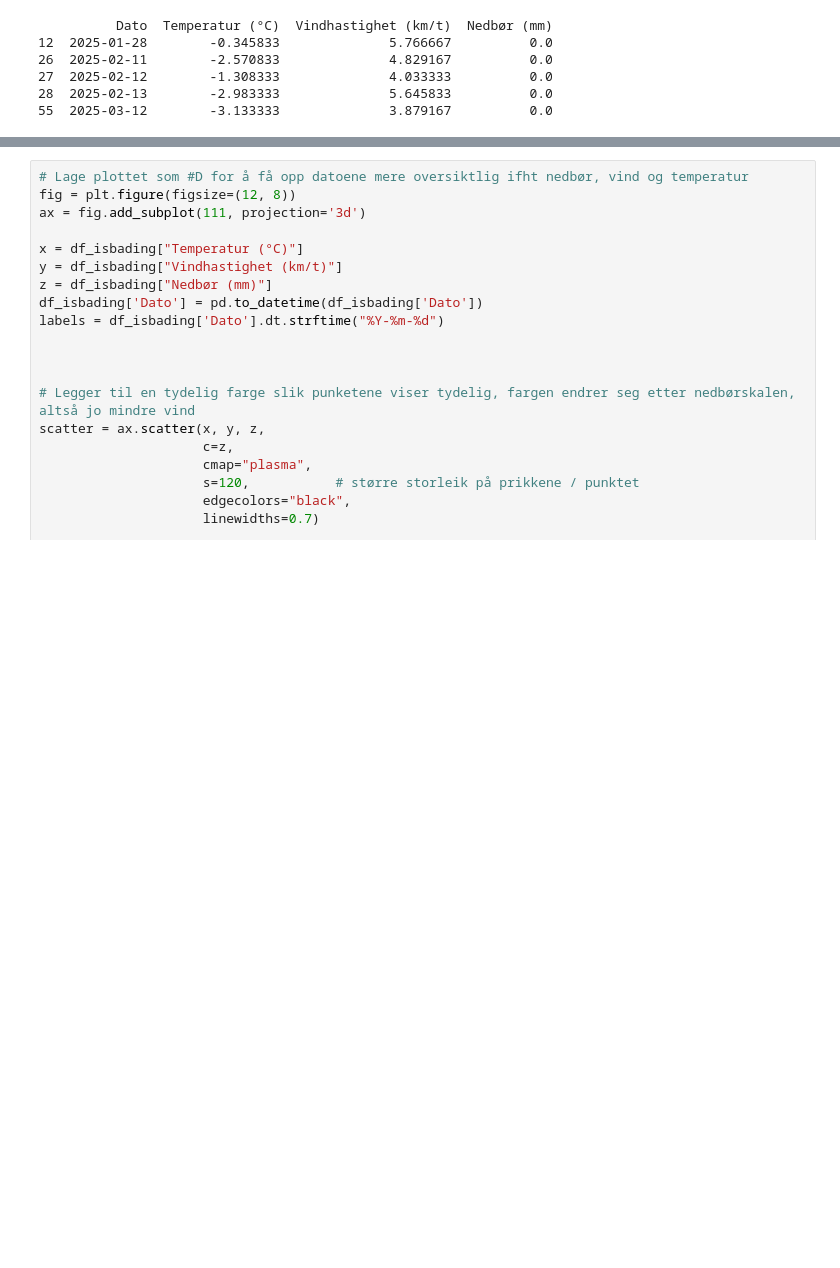
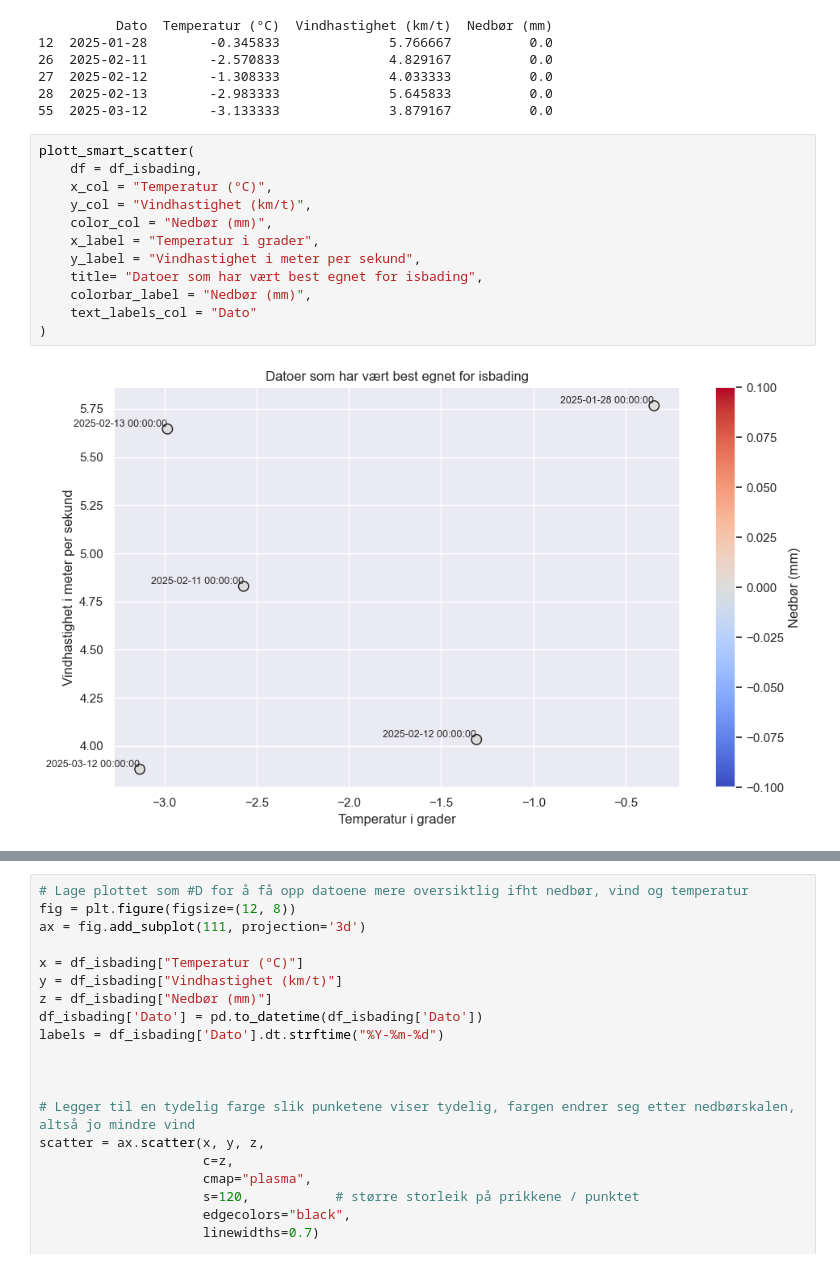
Before and after one commit to friha03/Milj-dataanalyseapplikasjon, a Jupyter notebook: notebooks/API_Weather/Dataanalyse_visualiseringer.ipynb, the cells around one changed output, grey strips where cells are left out. Saved outputs shown, nothing was run; the diff lists cells and outputs as text; blank space fills up the shorter version.

Commit message:
Oppdatert scatterplott 2D med en source funksjon

```diff
--- a/notebooks/API_Weather/Dataanalyse_visualiseringer.ipynb
+++ b/notebooks/API_Weather/Dataanalyse_visualiseringer.ipynb
@@ -78,6 +79,20 @@ print(df_isbading)
 27  2025-02-12        -1.308333              4.033333          0.0
 28  2025-02-13        -2.983333              5.645833          0.0
 55  2025-03-12        -3.133333              3.879167          0.0
+# %%
+plott_smart_scatter(
+    df = df_isbading,
+    x_col = "Temperatur (°C)",
+    y_col = "Vindhastighet (km/t)",
+    color_col = "Nedbør (mm)",
+    x_label = "Temperatur i grader",
+    y_label = "Vindhastighet i meter per sekund",
+    title= "Datoer som har vært best egnet for isbading",
+    colorbar_label = "Nedbør (mm)",
+    text_labels_col = "Dato"
+)
+# %% [output]
+[figure, added]
 # %%
 plt.figure(figsize=(10, 6))
 plt.scatter(df_isbading["Temperatur (°C)"],
```
Also changed, not shown: parts of 2 cells of this notebook.
